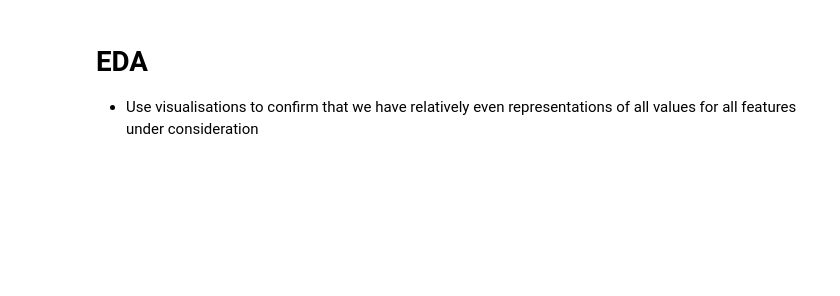
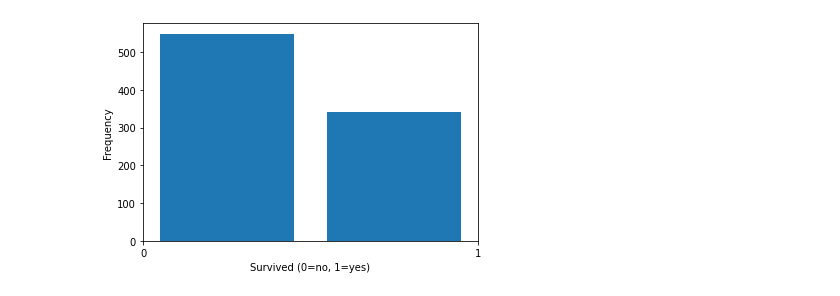
Before and after one commit to oscar-barlow/titanic, a Jupyter notebook: Titanic.ipynb, the cells around one changed output. Saved outputs shown, nothing was run; the diff lists cells and outputs as text; code cells hidden in the pictures; blank space fills up the shorter version.

```diff
--- a/Titanic.ipynb
+++ b/Titanic.ipynb
@@ -54,3 +43,8 @@ dtype: int64
-# %% [markdown]
-# EDA
-* Use visualisations to confirm that we have relatively even representations of all values for all features under consideration
+# %%
+plt.hist(x=train_data.Survived, bins=2, rwidth=0.8)
+plt.xticks([0,1])
+plt.xlabel("Survived (0=no, 1=yes)")
+plt.ylabel("Frequency")
+plt.show()
+# %% [output]
+[figure, added]
```
Also changed, not shown: parts of 19 cells of this notebook, 1 other file.
